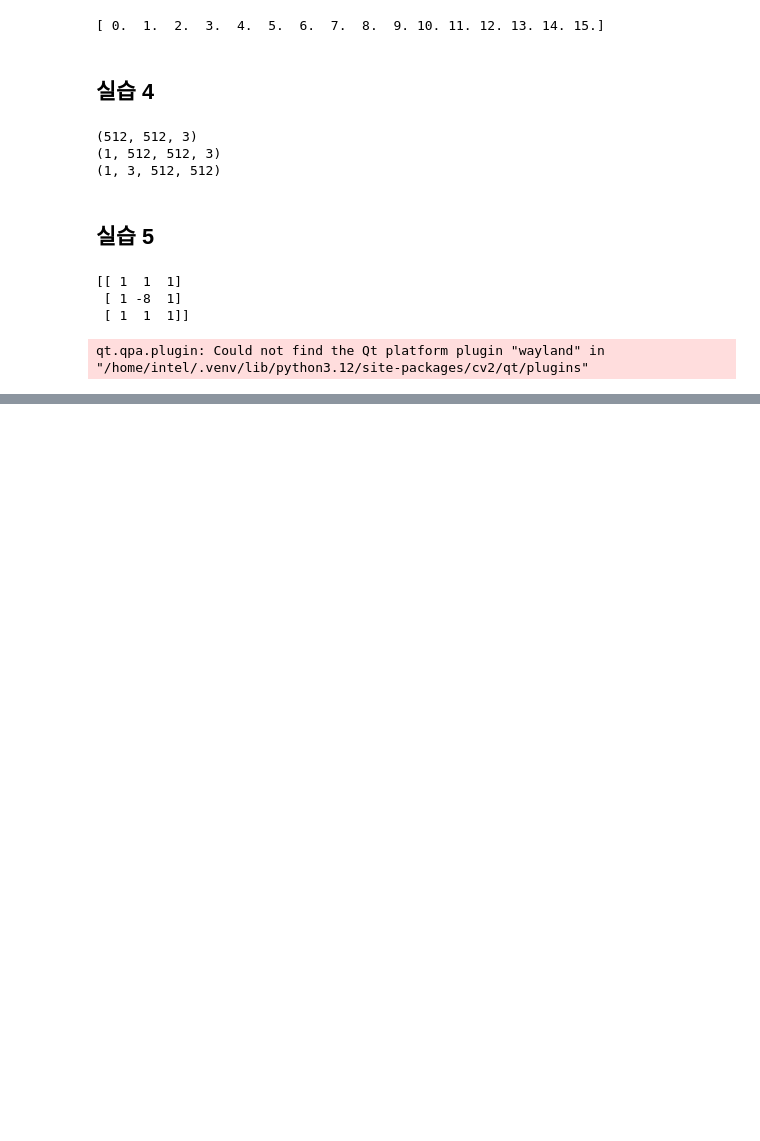
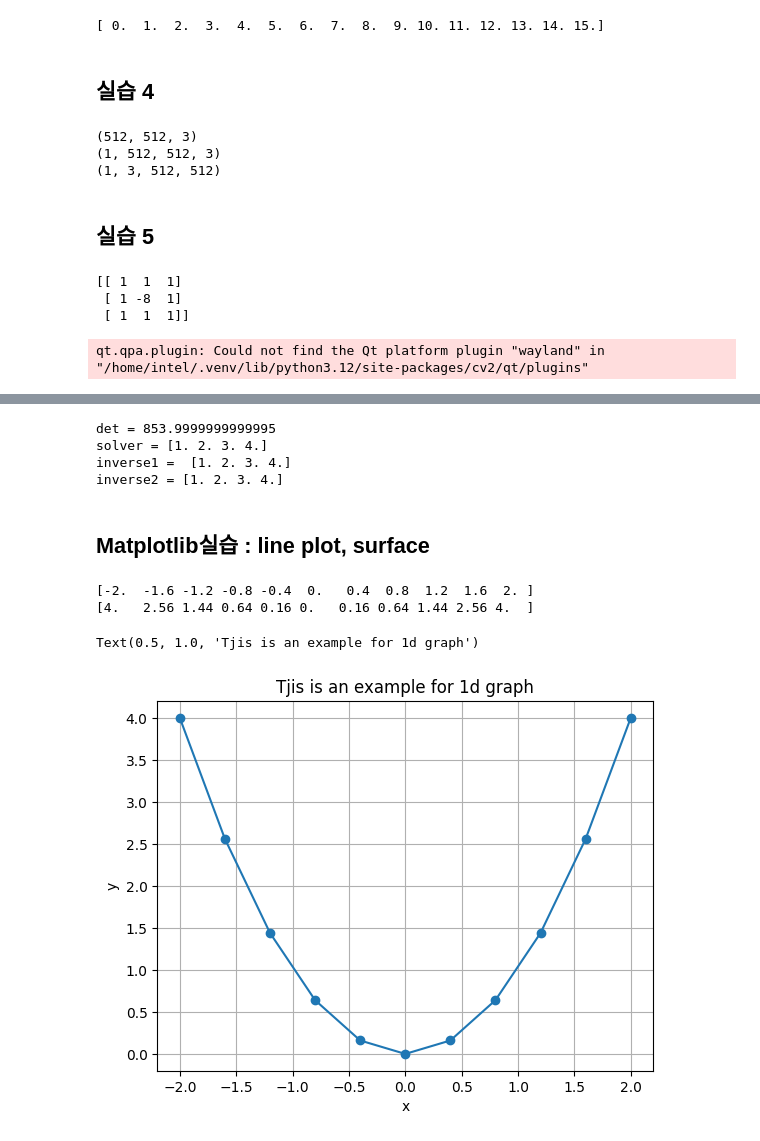
Before and after one commit to pskcci/DX-01, a Jupyter notebook: class01/homework/khs/hw4_pythonHW_and_math/HW4_python.ipynb, the cells around one changed output, grey strips where cells are left out. Cells and saved outputs as stored; diff of their text form; code cells hidden in the pictures; blank space fills up the shorter version.

```diff
--- a/class01/homework/khs/hw4_pythonHW_and_math/HW4_python.ipynb
+++ b/class01/homework/khs/hw4_pythonHW_and_math/HW4_python.ipynb
@@ -105,0 +962,25 @@ qt.qpa.plugin: Could not find the Qt platform plugin "wayland" in "/home/intel/.
+# %%
+import numpy as np
+A = np.array([[1, 4, 2, 0], [9, 5, 0, 0], [4, 0, 2, 4], [6, 1, 8, 3]])
+b = np.array([15, 19, 26, 44])
+
+print("det =", np.linalg.det(A))
+
+x = np.linalg.solve(A, b)
+print("solver =", x)
+
+x = np.dot(np.linalg.inv(A),b)
+print("inverse1 = ", x)
+
+tmp_b = np.dot(A.T, b)
+tmp_T = np.dot(A.T, A)
+tmp_inv = np.linalg.inv(np.dot(A.T, A))
+x = np.dot(tmp_inv, tmp_b)
+print("inverse2 =", x)
+# %% [output]
+det = 853.9999999999995
+solver = [1. 2. 3. 4.]
+inverse1 =  [1. 2. 3. 4.]
+inverse2 = [1. 2. 3. 4.]
+# %% [markdown]
+## Matplotlib실습 : line plot, surface
@@ -105,0 +990,18 @@ qt.qpa.plugin: Could not find the Qt platform plugin "wayland" in "/home/intel/.
+# %%
+x = np.linspace(-2, 2, 11)
+f = lambda x: x ** 2
+fx = f(x)
+print(x)
+print(fx)
+# %% [output]
+[-2.  -1.6 -1.2 -0.8 -0.4  0.   0.4  0.8  1.2  1.6  2. ]
+[4.   2.56 1.44 0.64 0.16 0.   0.16 0.64 1.44 2.56 4.  ]
+# %%
+plt.plot(x, fx, '-o')
+plt.grid()
+plt.xlabel('x')
+plt.ylabel('y')
+plt.title('Tjis is an example for 1d graph')
+# %% [output]
+Text(0.5, 1.0, 'Tjis is an example for 1d graph')
+[figure, added]
```
Also changed, not shown: parts of 102 cells of this notebook, 4 other files.
